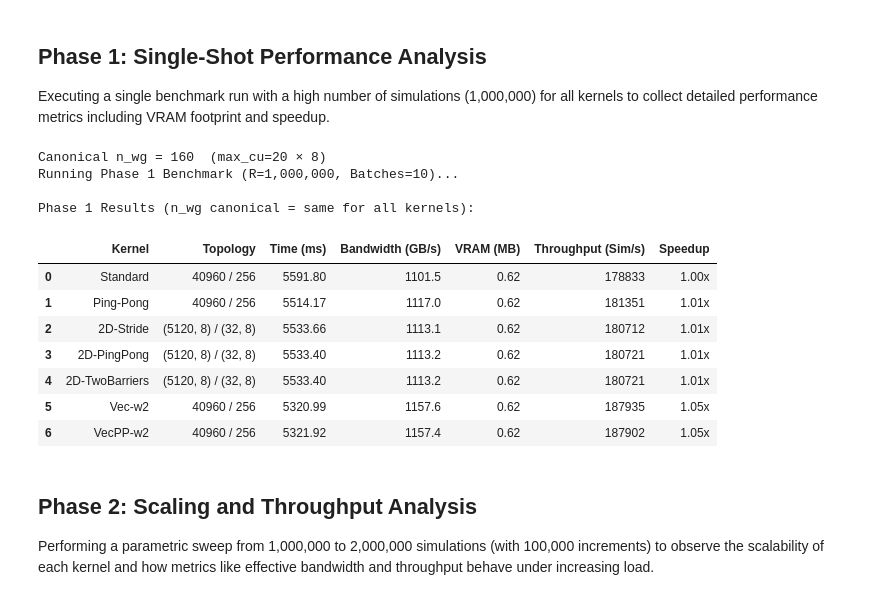
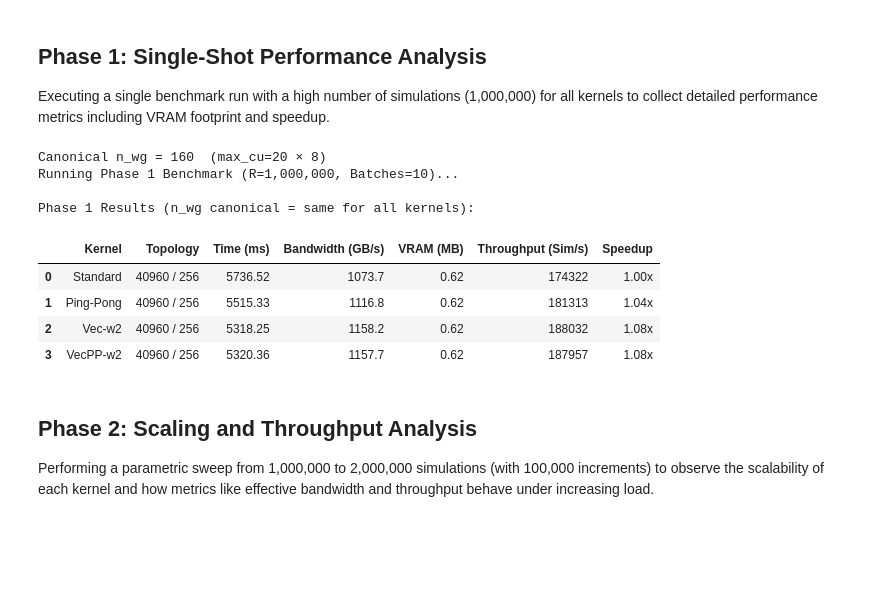
Before and after one commit to emanuelegaliano/pyroclast, a Jupyter notebook: benchmark/benchmark_analysis.ipynb, the cells around one changed output. Cells and saved outputs as stored; diff of their text form; code cells hidden in the pictures; blank space fills up the shorter version.

```diff
--- a/benchmark/benchmark_analysis.ipynb
+++ b/benchmark/benchmark_analysis.ipynb
@@ -64,19 +63,13 @@ N_BATCHES = 10
 kernels_to_bench = [
     {"name": "Standard",       "adapter": PyOpenCLMonteCarloAdapter(profiling=True)},
     {"name": "Ping-Pong",      "adapter": PyOpenCLMonteCarloPingPongAdapter(profiling=True)},
-    {"name": "2D-Stride",      "adapter": PyOpenCLMonteCarlo2DAdapter(profiling=True)},
-    {"name": "2D-PingPong",    "adapter": PyOpenCLMonteCarlo2DPingPongAdapter(profiling=True)},
-    {"name": "2D-TwoBarriers", "adapter": PyOpenCLMonteCarlo2DTwoBarriersAdapter(profiling=True)},
     {"name": "Vec-w2",        "adapter": PyOpenCLMonteCarloVectorizedAdapter(profiling=True, vec_width=2)},
     {"name": "VecPP-w2",      "adapter": PyOpenCLMonteCarloVectorizedPingPongAdapter(profiling=True, vec_width=2)},
 ]
 
 
 def _canonical_topology(adapter, n_wg_target: int) -> GridTopology:
-    sample = adapter.suggest_topology(1)
-    if isinstance(sample.lws, int):
-        return GridTopology(gws=n_wg_target * 256, lws=256)
-    return GridTopology(gws=(n_wg_target * 32, 8), lws=(32, 8))
+    return GridTopology(gws=n_wg_target * 256, lws=256)
 
 
 max_cu = kernels_to_bench[0]["adapter"]._ctx.devices[0].max_compute_units
@@ -99,40 +92,37 @@ for k in kernels_to_bench:
     total_time_ms = bench.mean_ms * N_BATCHES
     throughput = MC_RUNS / (total_time_ms / 1000.0)
 
     phase1_data.append({
         "Kernel": k["name"],
         "Topology": f"{cfg.topology.gws} / {cfg.topology.lws}",
         "Time (ms)": total_time_ms,
         "Bandwidth (GB/s)": bench.bandwidth_gbs,
         "VRAM (MB)": bench.memory_mb,
         "Throughput (Sim/s)": throughput
     })
 
 df_phase1 = pd.DataFrame(phase1_data)
 std_time = df_phase1[df_phase1["Kernel"] == "Standard"]["Time (ms)"].values[0]
 df_phase1["Speedup"] = std_time / df_phase1["Time (ms)"]
 
 print("\nPhase 1 Results (n_wg canonical = same for all kernels):")
 display(df_phase1.style.format({
     "Time (ms)": "{:.2f}",
     "Bandwidth (GB/s)": "{:.1f}",
     "VRAM (MB)": "{:.2f}",
     "Throughput (Sim/s)": "{:.0f}",
     "Speedup": "{:.2f}x"
 }))
 # %% [output]
 Canonical n_wg = 160  (max_cu=20 × 8)
 Running Phase 1 Benchmark (R=1,000,000, Batches=10)...
 
 Phase 1 Results (n_wg canonical = same for all kernels):
 |  | Kernel | Topology | Time (ms) | Bandwidth (GB/s) | VRAM (MB) | Throughput (Sim/s) | Speedup |
-| 0 | Standard | 40960 / 256 | 5591.80 | 1101.5 | 0.62 | 178833 | 1.00x |
-| 1 | Ping-Pong | 40960 / 256 | 5514.17 | 1117.0 | 0.62 | 181351 | 1.01x |
-| 2 | 2D-Stride | (5120, 8) / (32, 8) | 5533.66 | 1113.1 | 0.62 | 180712 | 1.01x |
-| 3 | 2D-PingPong | (5120, 8) / (32, 8) | 5533.40 | 1113.2 | 0.62 | 180721 | 1.01x |
-| 4 | 2D-TwoBarriers | (5120, 8) / (32, 8) | 5533.40 | 1113.2 | 0.62 | 180721 | 1.01x |
-| 5 | Vec-w2 | 40960 / 256 | 5320.99 | 1157.6 | 0.62 | 187935 | 1.05x |
-| 6 | VecPP-w2 | 40960 / 256 | 5321.92 | 1157.4 | 0.62 | 187902 | 1.05x |
+| 0 | Standard | 40960 / 256 | 5736.52 | 1073.7 | 0.62 | 174322 | 1.00x |
+| 1 | Ping-Pong | 40960 / 256 | 5515.33 | 1116.8 | 0.62 | 181313 | 1.04x |
+| 2 | Vec-w2 | 40960 / 256 | 5318.25 | 1158.2 | 0.62 | 188032 | 1.08x |
+| 3 | VecPP-w2 | 40960 / 256 | 5320.36 | 1157.7 | 0.62 | 187957 | 1.08x |
 # %% [markdown]
 ## Phase 2: Scaling and Throughput Analysis
 
```
Also changed, not shown: parts of 8 cells of this notebook, 16 other files.
